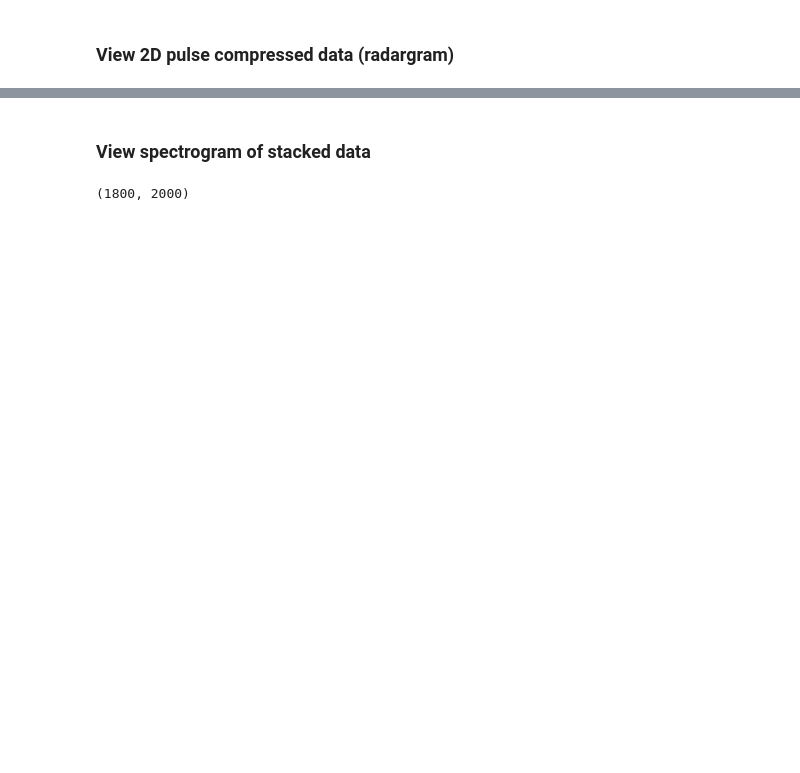
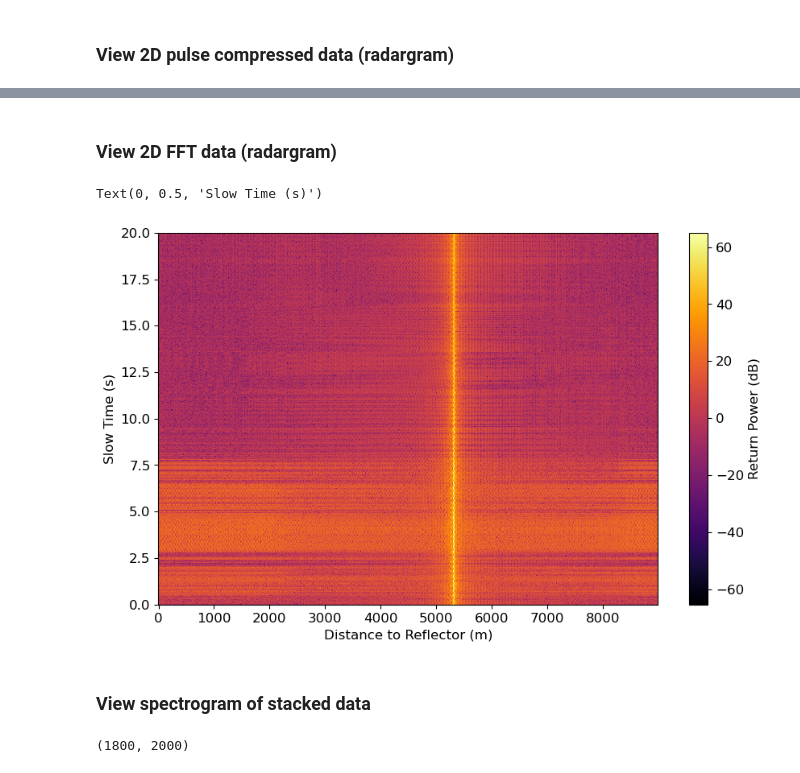
Before and after one commit to Elitearcanist/uhd_snowdar, a Jupyter notebook: postprocessing/notebooks/Field Processing.ipynb, the cells around one changed output, grey strips where cells are left out. Cells and saved outputs as stored; diff of their text form; code cells hidden in the pictures; blank space fills up the shorter version.

```diff
--- a/postprocessing/notebooks/Field Processing.ipynb
+++ b/postprocessing/notebooks/Field Processing.ipynb
@@ -81,9 +71,9 @@ sig_speed = scipy.constants.c / np.sqrt(dielectric_constant)
 # %% [markdown]
 ### Generate reference chirp
 # %%
-if modify_rx_window:
+if MODIFY_RX_WINDOW:
     config = copy.deepcopy(raw.config)
-    config['GENERATE']['window'] = rx_window
+    config['GENERATE']['window'] = RX_WINDOW
 else:
     config = raw.config
 
@@ -111,8 +101,8 @@ stacked = pr.stack(stacked, nstack) # stack
 # %%
 compressed = pr.pulse_compress(stacked, ref_chirp,
                                fs=stacked.config['GENERATE']['sample_rate'],
-                               zero_sample_idx=zero_sample_idx,
-                               signal_speed=sig_speed)
+                               zero_sample_idx=ZERO_SAMPLE_IDX,
+                               signal_speed=SIG_SPEED)
 
 compressed_power = xr.apply_ufunc(
     lambda x: 20*np.log10(np.abs(x)),
@@ -158,0 +131,14 @@ ax.set_ylim(100, -50)
+# %%
+radar_fft_data = pr.radar_fft(
+    stacked,
+    ref_chirp,
+    fs=stacked.config["GENERATE"]["sample_rate"],
+    zero_sample_idx=ZERO_SAMPLE_IDX,
+    signal_speed=SIG_SPEED,
+)
+
+fft_power = xr.apply_ufunc(
+    lambda x: 20*np.log10(np.abs(x)),
+    radar_fft_data,
+    dask="parallelized"
+).compute()
@@ -159,3 +157,19 @@ ax.set_ylim(100, -50)
+# %% [markdown]
+### View 2D FFT data (radargram)
+# %%
+# USING MATPLOTLIB (sometimes takes a while)
+fig, ax = plt.subplots(1,1, figsize=(10,6), facecolor='white')
+
+p = ax.pcolormesh( fft_power.reflection_distance, fft_power.slow_time, fft_power.radar_data, shading='nearest', cmap='inferno')
+clb = fig.colorbar(p, ax=ax)
+clb.set_label('Return Power (dB)')
+ax.set_xlabel('Distance to Reflector (m)')
+ax.set_ylabel('Slow Time (s)')
+# relevant options: ax.set_ylim=(100,-50), ax.set_xlim=(0, 1), vmin=-90, vmax=40
+# ax.set_ylim(100, -50)
+# %% [output]
+Text(0, 0.5, 'Slow Time (s)')
+[figure, added]
 # %% [markdown]
 ### View spectrogram of stacked data
 # %%
```
Also changed, not shown: parts of 13 cells of this notebook, 3 other files.
